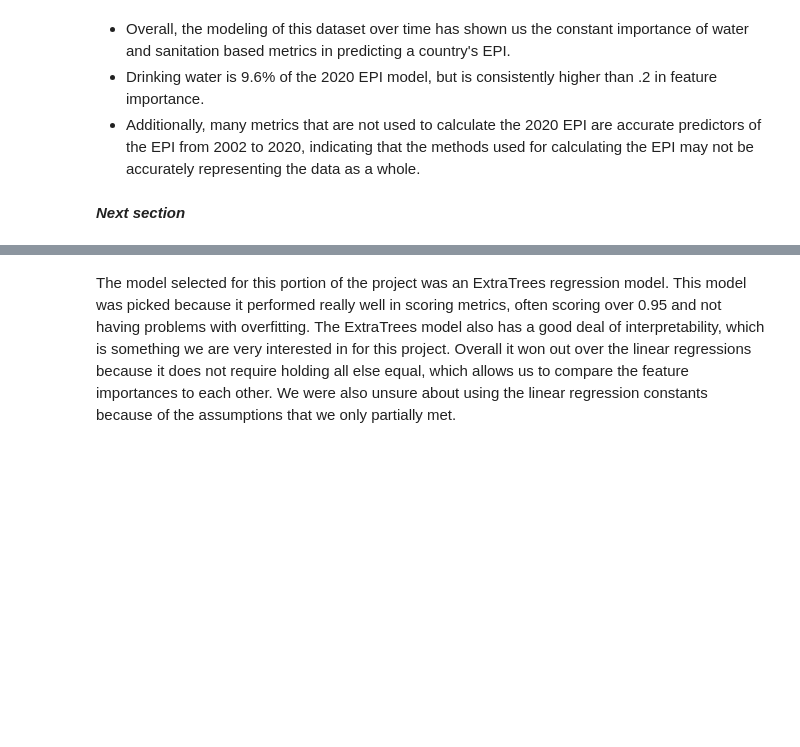
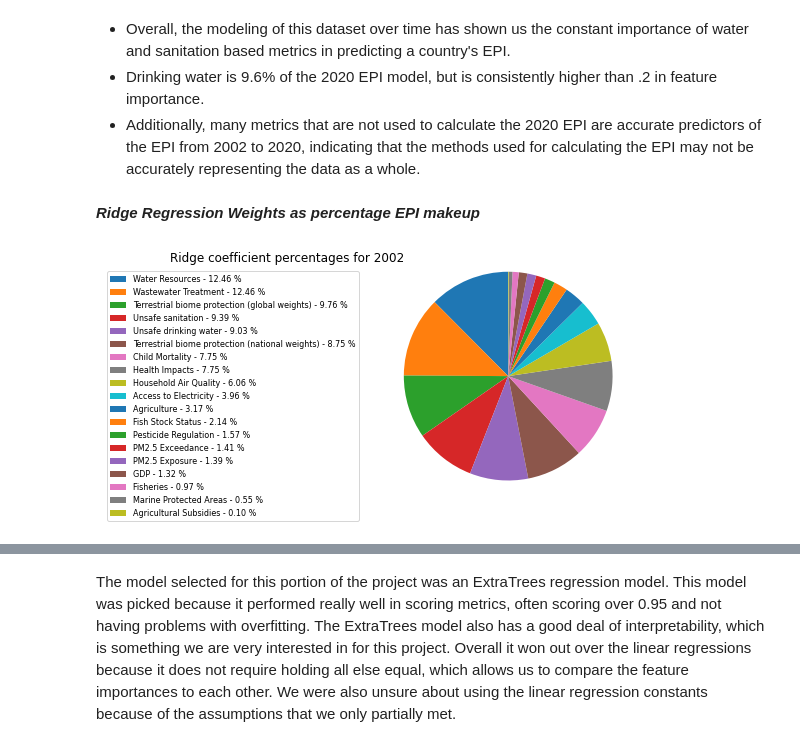
Before and after one commit to Avanyali/EPIDemographicModel, a Jupyter notebook: Step5_Analysis.ipynb, the cells around one changed output, grey strips where cells are left out. Cells and saved outputs as stored; diff of their text form; code cells hidden in the pictures; blank space fills up the shorter version.

```diff
--- a/Step5_Analysis.ipynb
+++ b/Step5_Analysis.ipynb
@@ -124,5 +124,14 @@ display.display(original_epi)
 - Overall, the modeling of this dataset over time has shown us the constant importance of water and sanitation based metrics in predicting a country's EPI.
 - Drinking water is 9.6% of the 2020 EPI model, but is consistently higher than .2 in feature importance.
 - Additionally, many metrics that are not used to calculate the 2020 EPI are accurate predictors of the EPI from 2002 to 2020, indicating that the methods used for calculating the EPI may not be accurately representing the data as a whole.
-# %% [markdown]
-***Next section***
+# %% [markdown]
+***Ridge Regression Weights as percentage EPI makeup***
+# %%
+pies = []
+for name, image in images['RidgeLinearRegressionOverTime'].items():
+    if 'pie' in name:
+        pies.append(image)
+# %%
+display.display(pies[0])
+# %% [output]
+[figure, added]
```
Also changed, not shown: parts of 13 cells of this notebook.
